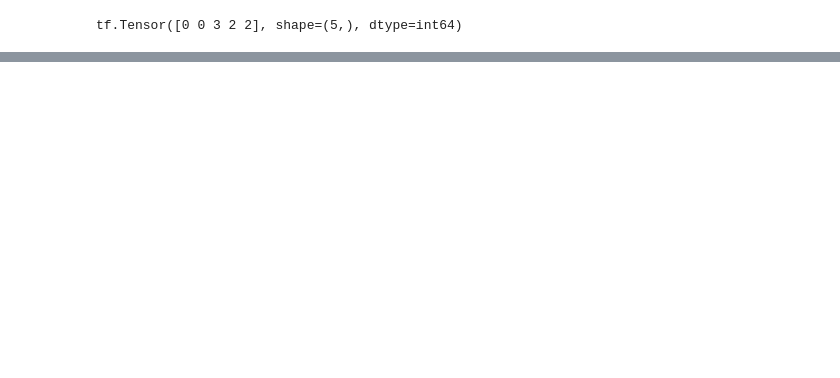
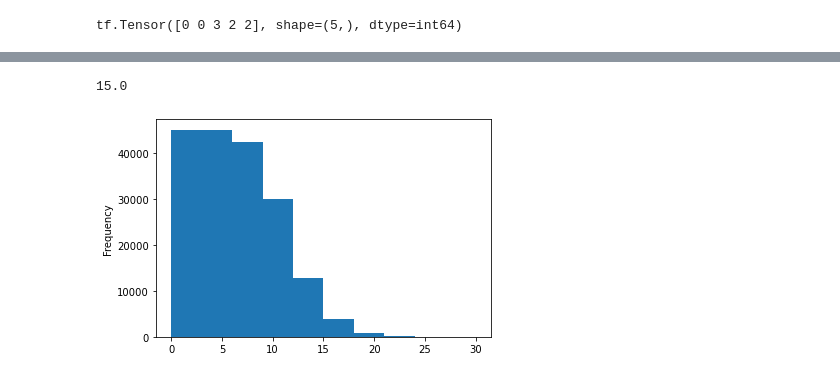
Before and after one commit to NickyAlan/tensorflow22, a Jupyter notebook: NLP/skimlit/nlp-milestone.ipynb, the cells around one changed output, grey strips where cells are left out. Cells and saved outputs as stored; diff of their text form; code cells hidden in the pictures; blank space fills up the shorter version.

```diff
--- a/NLP/skimlit/nlp-milestone.ipynb
+++ b/NLP/skimlit/nlp-milestone.ipynb
@@ -403,0 +748,6 @@ model_1_result
+# %%
+train_df['line_number'].plot.hist(bins=10);
+np.percentile(train_df['line_number'], 98)
+# %% [output]
+15.0
+[figure, added]
```
Also changed, not shown: parts of 60 cells of this notebook.
